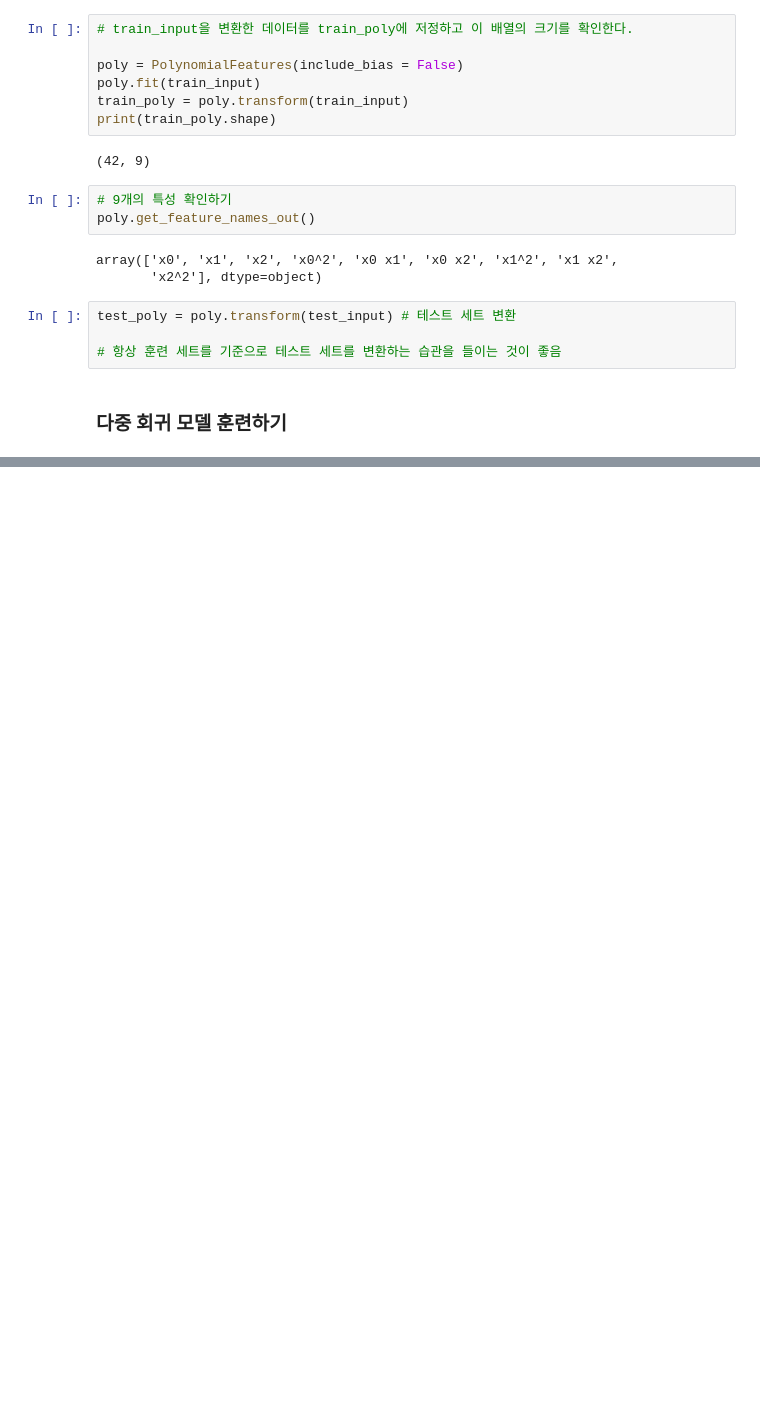
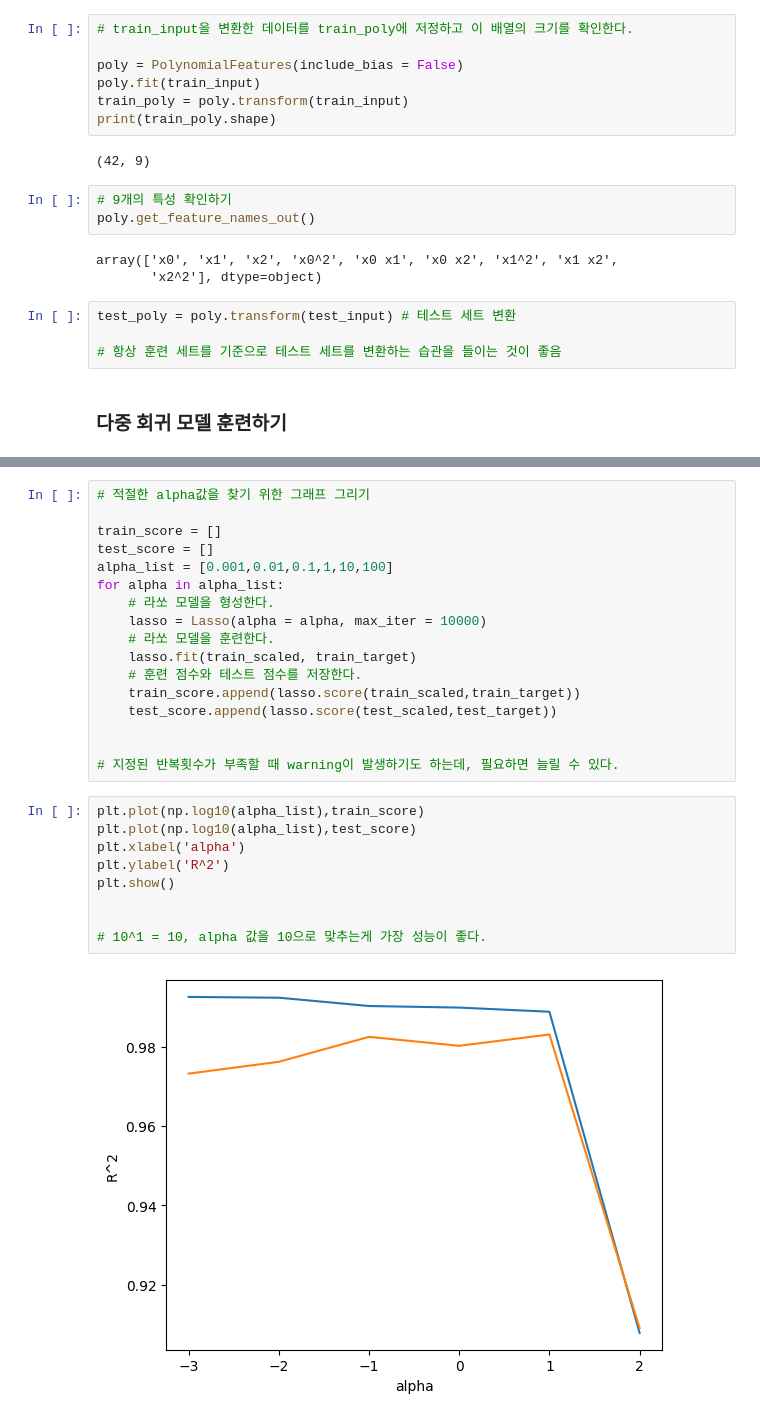
Before and after one commit to Young4424/ML_DL_practice, a Jupyter notebook: 머신러닝_기초_Ch3_회귀_알고리즘과_모델_규제.ipynb, the cells around one changed output, grey strips where cells are left out. Saved outputs shown, nothing was run; the diff lists cells and outputs as text; blank space fills up the shorter version.

```diff
--- a/머신러닝_기초_Ch3_회귀_알고리즘과_모델_규제.ipynb
+++ b/머신러닝_기초_Ch3_회귀_알고리즘과_모델_규제.ipynb
@@ -583,0 +727,28 @@ test_poly = poly.transform(test_input) # 테스트 세트 변환
+# %%
+# 적절한 alpha값을 찾기 위한 그래프 그리기
+
+train_score = []
+test_score = []
+alpha_list = [0.001,0.01,0.1,1,10,100]
+for alpha in alpha_list:
+    # 라쏘 모델을 형성한다.
+    lasso = Lasso(alpha = alpha, max_iter = 10000)
+    # 라쏘 모델을 훈련한다.
+    lasso.fit(train_scaled, train_target)
+    # 훈련 점수와 테스트 점수를 저장한다.
+    train_score.append(lasso.score(train_scaled,train_target))
+    test_score.append(lasso.score(test_scaled,test_target))
+
+
+# 지정된 반복횟수가 부족할 때 warning이 발생하기도 하는데, 필요하면 늘릴 수 있다.
+# %%
+plt.plot(np.log10(alpha_list),train_score)
+plt.plot(np.log10(alpha_list),test_score)
+plt.xlabel('alpha')
+plt.ylabel('R^2')
+plt.show()
+
+
+# 10^1 = 10, alpha 값을 10으로 맞추는게 가장 성능이 좋다.
+# %% [output]
+[figure, added]
```
Also changed, not shown: parts of 24 cells of this notebook.
